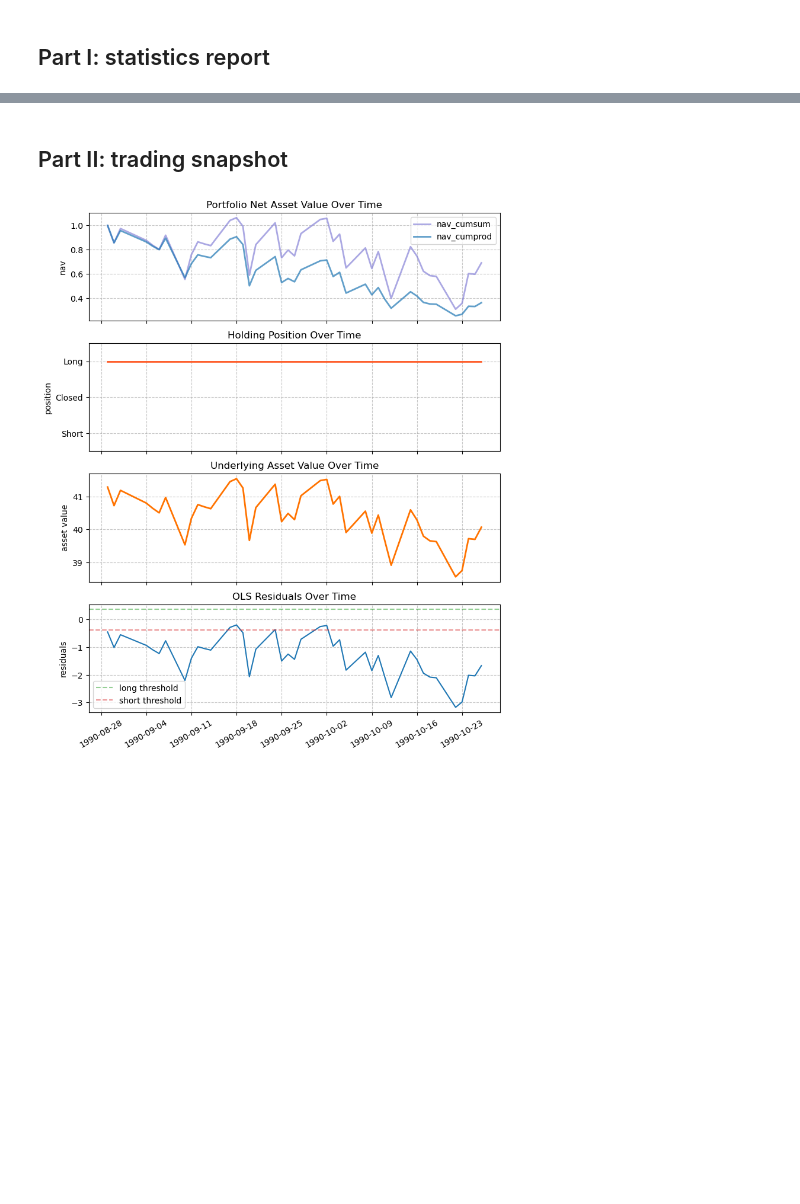
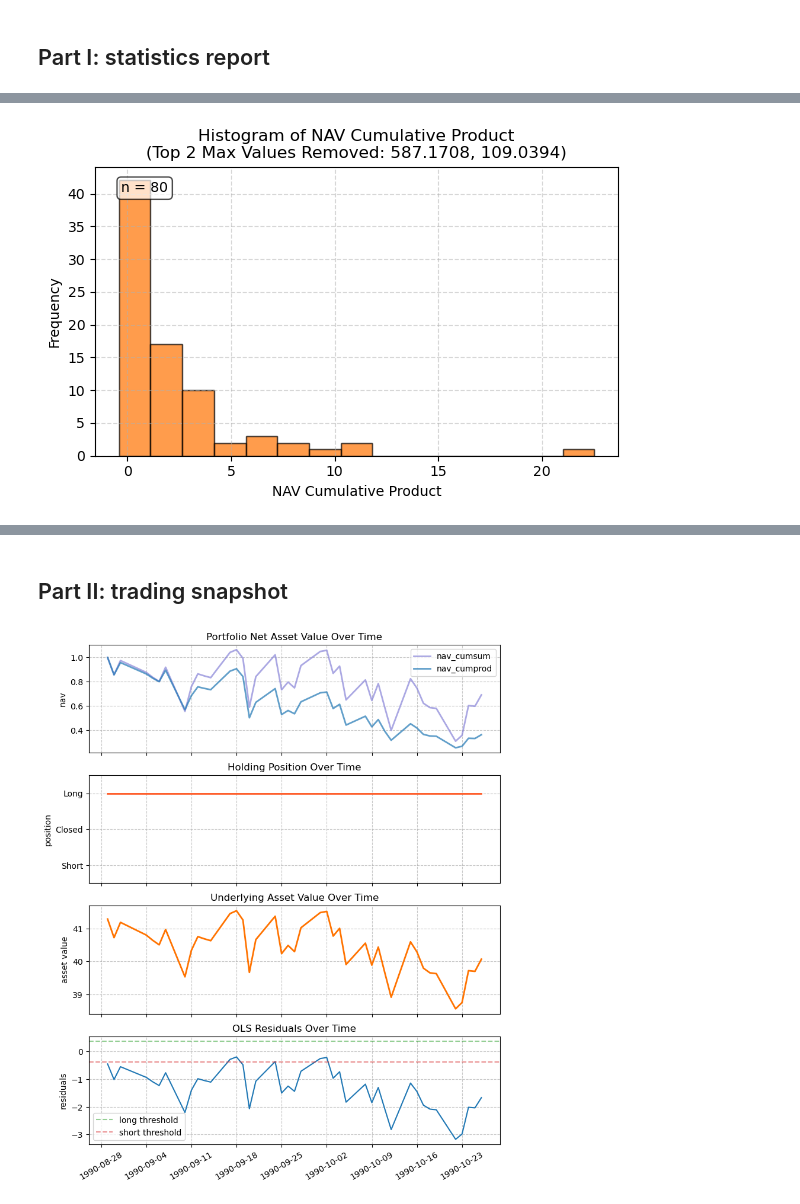
Before and after one commit to KeyangPan/PairsTrading, a Jupyter notebook: main_MRP_visualization.ipynb, the cells around one changed output, grey strips where cells are left out. Cells and saved outputs as stored; diff of their text form; code cells hidden in the pictures; blank space fills up the shorter version.

```diff
--- a/main_MRP_visualization.ipynb
+++ b/main_MRP_visualization.ipynb
@@ -266,0 +159,27 @@ test_list_filtered[5]
+# %%
+
+def plot_nav_cumprod(stats_df):
+    # Histogram of nav_cumprod (excluding top 2 max values)
+    plt.figure(figsize=(6, 4))
+    nav_cumprod_filtered = stats_df['nav_cumprod'].copy()
+
+    # Get top 2 max values and their indices
+    sorted_values = nav_cumprod_filtered.sort_values(ascending=False)
+    max_indices = sorted_values.index[:2]
+    max_values = sorted_values.iloc[:2]
+
+    # Remove the top 2 max values
+    nav_cumprod_filtered = nav_cumprod_filtered.drop(max_indices)
+
+    plt.hist(nav_cumprod_filtered, bins=15, color='#ff7300', alpha=0.7, edgecolor='black')
+    plt.title(f'Histogram of NAV Cumulative Product\n(Top 2 Max Values Removed: {max_values.iloc[0]:.4f}, {max_values.iloc[1]:.4f})')
+    plt.xlabel('NAV Cumulative Product')
+    plt.ylabel('Frequency')
+    plt.grid(True, linestyle='--', alpha=0.5)
+    plt.text(0.05, 0.95, f'n = {len(nav_cumprod_filtered)}', transform=plt.gca().transAxes,
+            verticalalignment='top', bbox=dict(boxstyle='round', facecolor='white', alpha=0.7))
+    plt.tight_layout()
+    plt.show()
+plot_nav_cumprod(stats_df)
+# %% [output]
+[figure, added]
```
Also changed, not shown: parts of 18 cells of this notebook.
